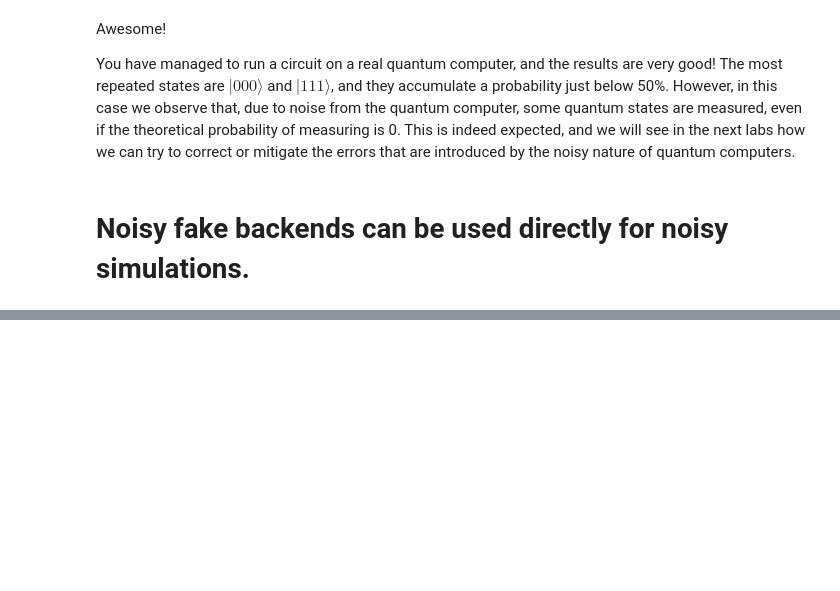
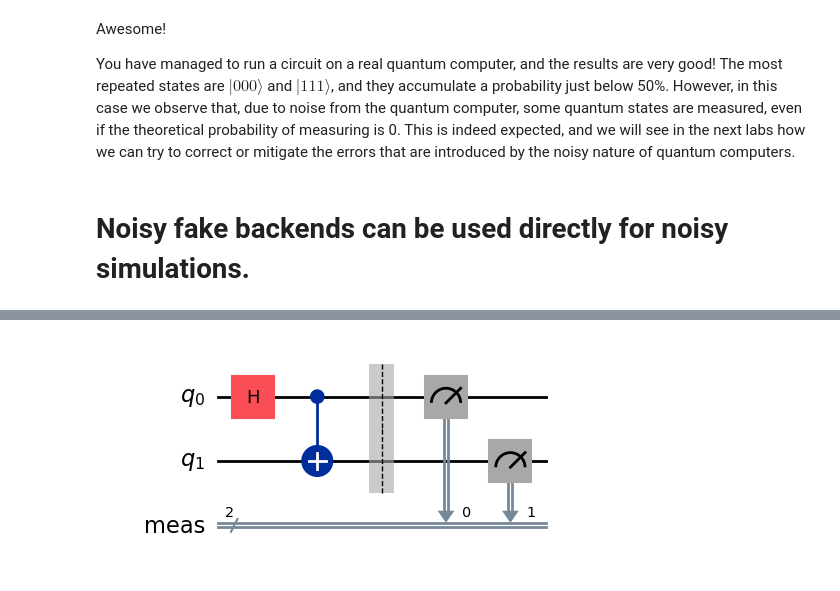
Before and after one commit to ikergs03/tfg-pricing-european-call-qae, a Jupyter notebook: TutorialMedidasinclaves.ipynb, the cells around one changed output, grey strips where cells are left out. Saved outputs shown, nothing was run; the diff lists cells and outputs as text; code cells hidden in the pictures; blank space fills up the shorter version.

```diff
--- a/TutorialMedidasinclaves.ipynb
+++ b/TutorialMedidasinclaves.ipynb
@@ -344,0 +356,15 @@ plot_distribution(job.result().get_counts())
+# %%
+from qiskit import QuantumCircuit, generate_preset_pass_manager
+from qiskit.visualization import plot_histogram
+from qiskit_aer import AerSimulator
+from qiskit_ibm_runtime import QiskitRuntimeService, SamplerV2 as Sampler
+
+# 1) Circuito Bell basico (resultado esperado: 00 y 11)
+qc_bell = QuantumCircuit(2)
+qc_bell.h(0)
+qc_bell.cx(0, 1)
+qc_bell.measure_all()
+
+qc_bell.draw("mpl")
+# %% [output]
+[figure, added]
```
Also changed, not shown: parts of 7 cells of this notebook, 2 other files.
